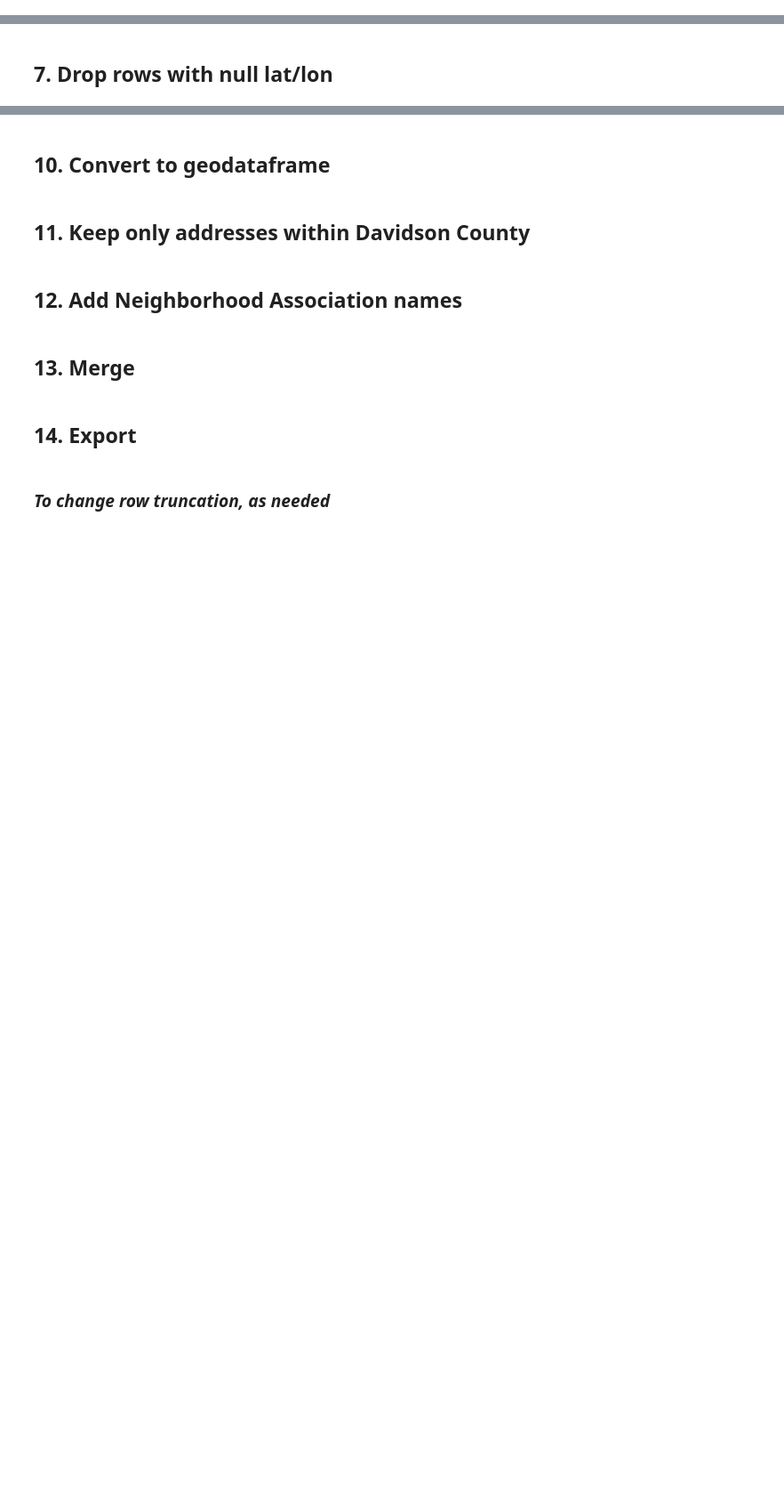
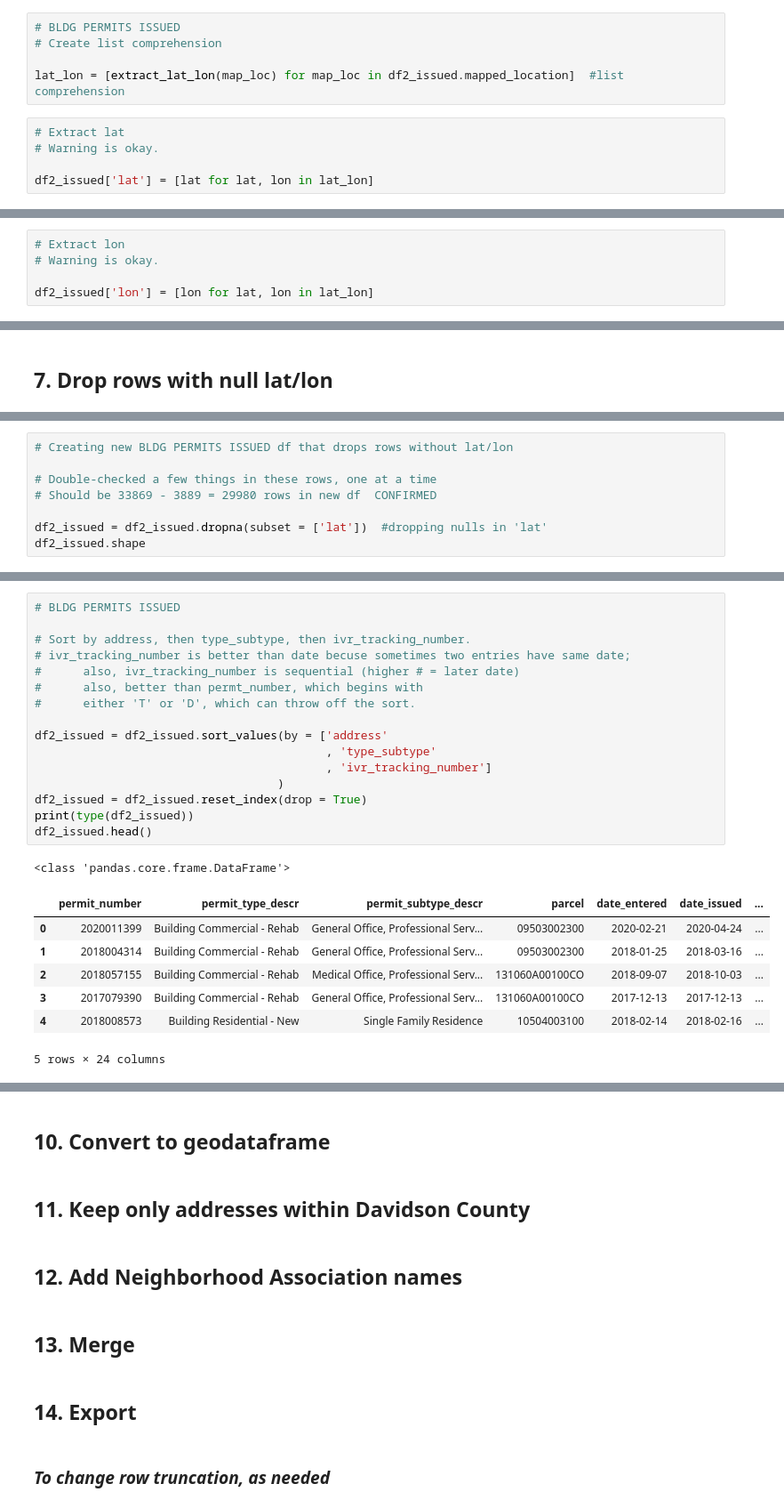
Before and after one commit to lorirocks/nashville-neighborhoods-capstone, a Jupyter notebook: notebooks/3_finalize_data.ipynb, the cells around one changed output, grey strips where cells are left out. Shown at 89% size. Drawn from its saved outputs; the diff is of its cells as text; blank space fills up the shorter version.

```diff
--- a/notebooks/3_finalize_data.ipynb
+++ b/notebooks/3_finalize_data.ipynb
@@ -78,0 +364,10 @@ df2_issued.shape
+# %%
+# BLDG PERMITS ISSUED
+# Create list comprehension
+
+lat_lon = [extract_lat_lon(map_loc) for map_loc in df2_issued.mapped_location]  #list comprehension
+# %%
+# Extract lat
+# Warning is okay.
+
+df2_issued['lat'] = [lat for lat, lon in lat_lon]
@@ -78,0 +380,5 @@ df2_issued.shape
+# %%
+# Extract lon
+# Warning is okay.
+
+df2_issued['lon'] = [lon for lat, lon in lat_lon]
@@ -84,0 +461,8 @@ df2_issued.shape
+# %%
+# Creating new BLDG PERMITS ISSUED df that drops rows without lat/lon
+
+# Double-checked a few things in these rows, one at a time
+# Should be 33869 - 3889 = 29980 rows in new df  CONFIRMED
+
+df2_issued = df2_issued.dropna(subset = ['lat'])  #dropping nulls in 'lat'
+df2_issued.shape
@@ -84,0 +499,25 @@ df2_issued.shape
+# %%
+# BLDG PERMITS ISSUED
+
+# Sort by address, then type_subtype, then ivr_tracking_number.
+# ivr_tracking_number is better than date becuse sometimes two entries have same date;
+#      also, ivr_tracking_number is sequential (higher # = later date)
+#      also, better than permt_number, which begins with
+#      either 'T' or 'D', which can throw off the sort.
+
+df2_issued = df2_issued.sort_values(by = ['address'
+                                          , 'type_subtype'
+                                          , 'ivr_tracking_number']
+                                   )
+df2_issued = df2_issued.reset_index(drop = True)
+print(type(df2_issued))
+df2_issued.head()
+# %% [output]
+<class 'pandas.core.frame.DataFrame'>
+|  | permit_number | permit_type_descr | permit_subtype_descr | parcel | date_entered | date_issued | ... |
+| 0 | 2020011399 | Building Commercial - Rehab | General Office, Professional Serv... | 09503002300 | 2020-02-21 | 2020-04-24 | ... |
+| 1 | 2018004314 | Building Commercial - Rehab | General Office, Professional Serv... | 09503002300 | 2018-01-25 | 2018-03-16 | ... |
+| 2 | 2018057155 | Building Commercial - Rehab | Medical Office, Professional Serv... | 131060A00100CO | 2018-09-07 | 2018-10-03 | ... |
+| 3 | 2017079390 | Building Commercial - Rehab | General Office, Professional Serv... | 131060A00100CO | 2017-12-13 | 2017-12-13 | ... |
+| 4 | 2018008573 | Building Residential - New | Single Family Residence | 10504003100 | 2018-02-14 | 2018-02-16 | ... |
+5 rows × 24 columns
```
Also changed, not shown: parts of 39 cells of this notebook, 3 other files.
